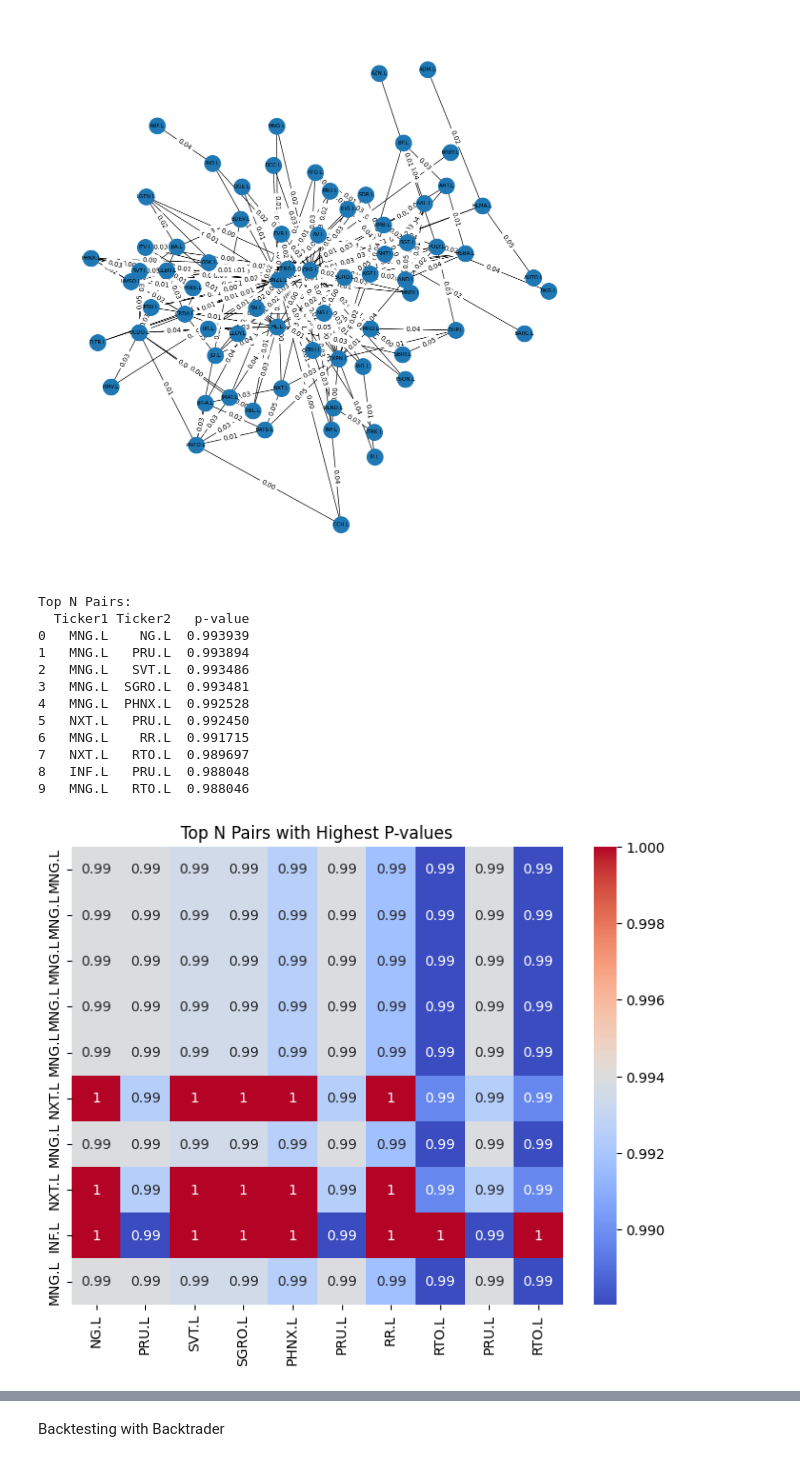
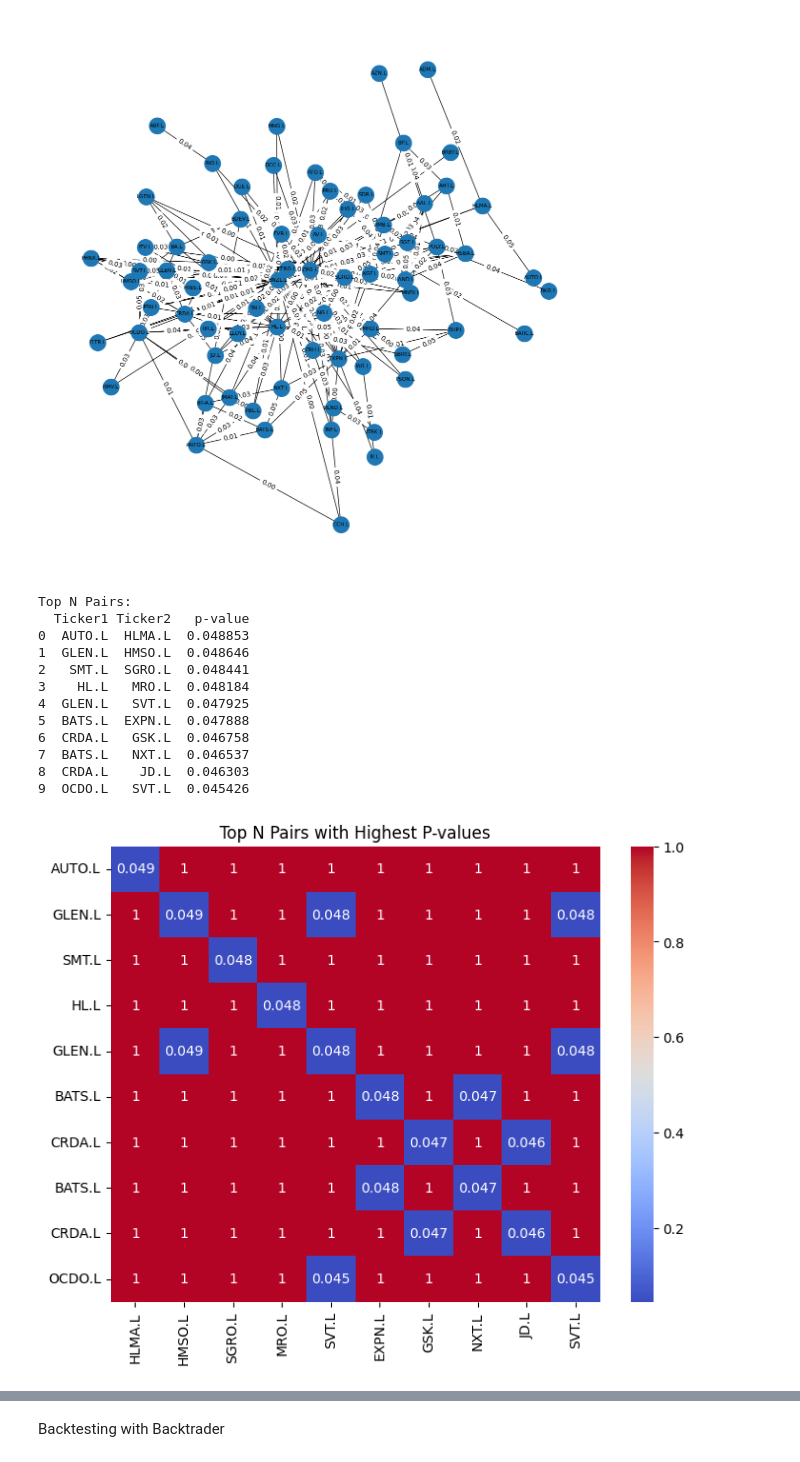
Before and after one commit to AryanLangeh02/algo-trading-bot, a Jupyter notebook: pairs_trading.ipynb, the cells around one changed output, grey strips where cells are left out. Drawn from its saved outputs; the diff is of its cells as text; code cells hidden in the pictures.

Commit message:
new pair gsk and crda

```diff
--- a/pairs_trading.ipynb
+++ b/pairs_trading.ipynb
@@ -129,7 +129,7 @@ n = filtered_pvalue_matrix.shape[0]  # Assuming filtered_pvalue_matrix is a squa
 
 for i in range(n):
     for j in range(i+1, n):
-        if filtered_pvalue_matrix[i, j] >= 0.05:
+        if filtered_pvalue_matrix[i, j] < 0.05:
             pairs_to_consider.append((ftse100_tickers[i], ftse100_tickers[j], filtered_pvalue_matrix[i, j]))
 
 # Sort pairs by p-value
@@ -277,41 +277,42 @@ fig = go.Figure(data=[edge_trace, node_trace],
 fig.show()
 # %%
 # Take the top N pairs (e.g., N=10)
-top_n_pairs = pairs_to_consider[:10]
+N=10
+top_n_pairs = pairs_to_consider[:N]
 
 # Create a DataFrame to hold the top N pairs
 df_top_n = pd.DataFrame(top_n_pairs, columns=['Ticker1', 'Ticker2', 'p-value'])
 
 # Display the DataFrame
 print("Top N Pairs:")
 print(df_top_n)
 
 # Create a smaller heatmap (or table) if you prefer
 mini_matrix = pd.DataFrame(index=[x[0] for x in top_n_pairs], columns=[x[1] for x in top_n_pairs])
 
 for ticker1, ticker2, p_value in top_n_pairs:
     mini_matrix.loc[ticker1, ticker2] = p_value
 
 # Convert to float and fill NaNs
 mini_matrix = mini_matrix.astype(float).fillna(1)
 
 plt.figure(figsize=(8, 6))
 seaborn.heatmap(mini_matrix, annot=True, cmap='coolwarm')
 plt.title("Top N Pairs with Highest P-values")
 plt.show()
 # %% [output]
 Top N Pairs:
   Ticker1 Ticker2   p-value
-0   MNG.L    NG.L  0.993939
-1   MNG.L   PRU.L  0.993894
-2   MNG.L   SVT.L  0.993486
-3   MNG.L  SGRO.L  0.993481
-4   MNG.L  PHNX.L  0.992528
-5   NXT.L   PRU.L  0.992450
-6   MNG.L    RR.L  0.991715
-7   NXT.L   RTO.L  0.989697
-8   INF.L   PRU.L  0.988048
-9   MNG.L   RTO.L  0.988046
+0  AUTO.L  HLMA.L  0.048853
+1  GLEN.L  HMSO.L  0.048646
+2   SMT.L  SGRO.L  0.048441
+3    HL.L   MRO.L  0.048184
+4  GLEN.L   SVT.L  0.047925
+5  BATS.L  EXPN.L  0.047888
+6  CRDA.L   GSK.L  0.046758
+7  BATS.L   NXT.L  0.046537
+8  CRDA.L    JD.L  0.046303
+9  OCDO.L   SVT.L  0.045426
-[figure, old version]
+[figure, new version]
 # %%
 # Extract time series for RMV.L and NXT.L
```
Also changed, not shown: parts of 8 cells of this notebook.
